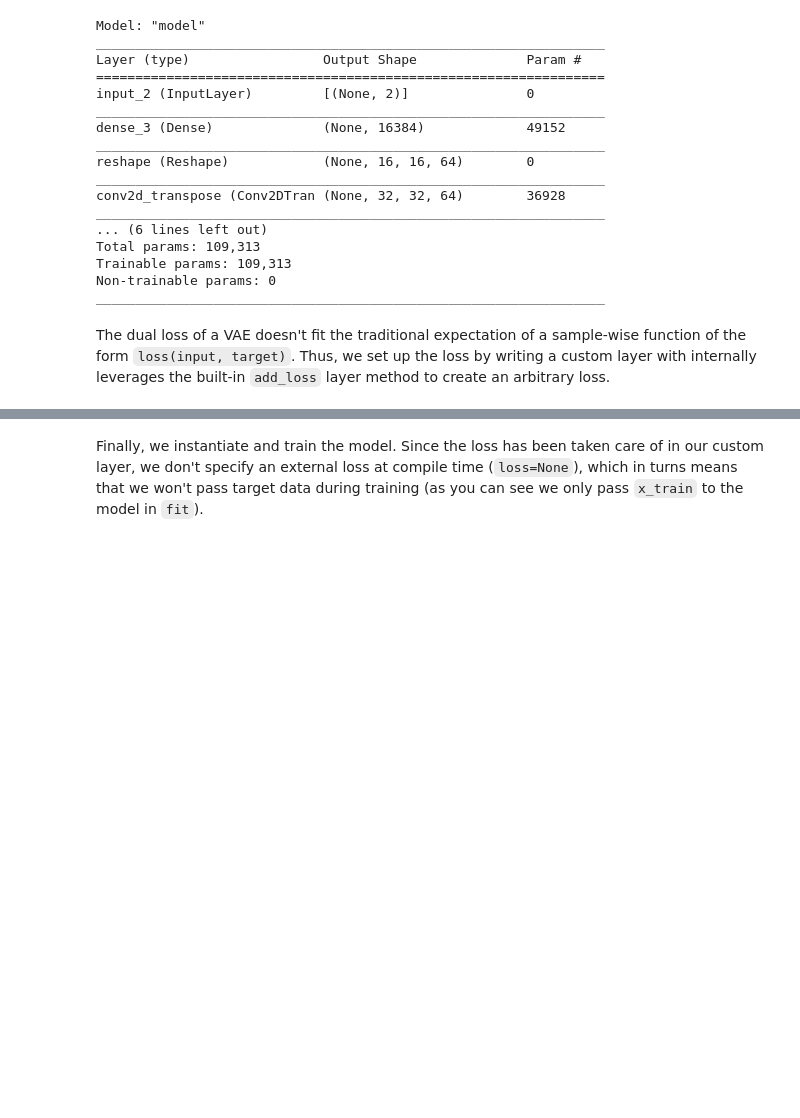
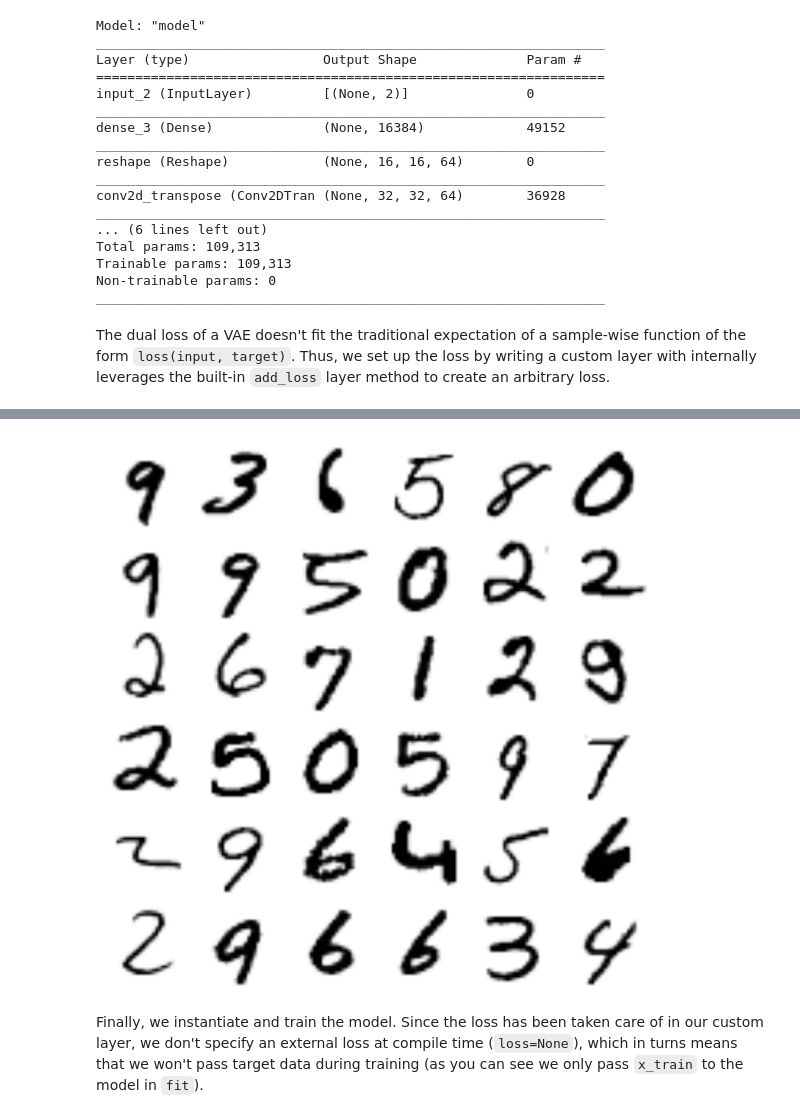
Before and after one commit to Han-0904/701_project, a Jupyter notebook: 8_4_generating_images_with_vaes_MNIST.ipynb, the cells around one changed output, grey strips where cells are left out. Drawn from its saved outputs; the diff is of its cells as text; code cells hidden in the pictures; blank space fills up the shorter version.

```diff
--- a/8_4_generating_images_with_vaes_MNIST.ipynb
+++ b/8_4_generating_images_with_vaes_MNIST.ipynb
@@ -230,7 +230,7 @@ class VAE(keras.Model):
 # Train the VAE on MNIST digits
 from tensorflow.keras.datasets import mnist
 (x_train, _), (x_test, y_test) = mnist.load_data()
-mnist_digits = np.concatenate([x_train], axis=0)[0:30000]
+mnist_digits = np.concatenate([x_train, x_test], axis=0)[0:30000]
 print(mnist_digits.shape)
 mnist_digits = np.expand_dims(mnist_digits, -1).astype("float32") / 255
 print(mnist_digits.shape)
@@ -246,6 +248,21 @@ def resizeImage(img, size = 128):
     return(imgR)
 # %%
 mnist_digits = resizeImage(mnist_digits)
+# %%
+import matplotlib.pyplot as plt
+def plotImageTransp(file1, k, alpha = 0.2):
+    fig, ax = plt.subplots(nrows=k, ncols=k, figsize=(18, 18))
+    for i in range(k):
+        for j in range(k):
+            ind = np.random.randint(0,file1.shape[0]-1)
+            ax[i,j].imshow(file1[ind], cmap='Greys')
+            ax[i,j].set_axis_off()
+    fig.subplots_adjust(wspace = -0.15, hspace = 0.02)
+    return(fig)
+# %%
+fig = plotImageTransp(mnist_digits, k = 6)
+# %% [output]
+[figure, added]
 # %% [markdown]
 
 Finally, we instantiate and train the model. Since the loss has been taken care of in our custom layer, we don't specify an external loss
```
Also changed, not shown: parts of 6 cells of this notebook.
